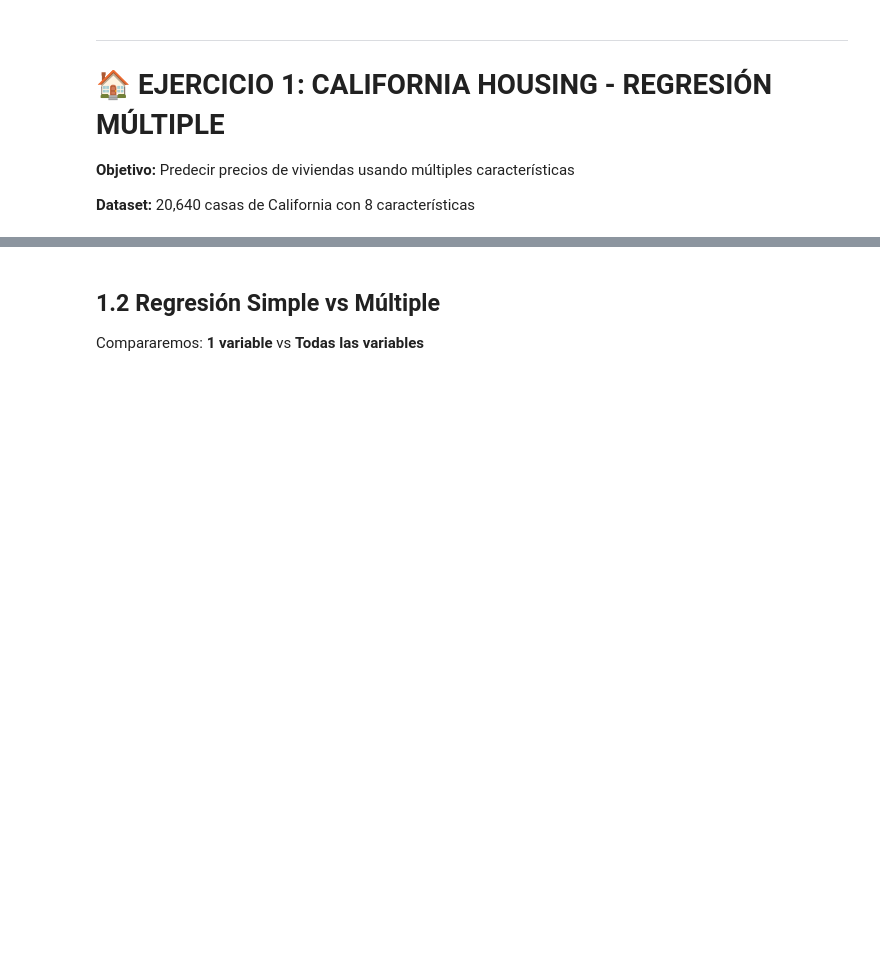
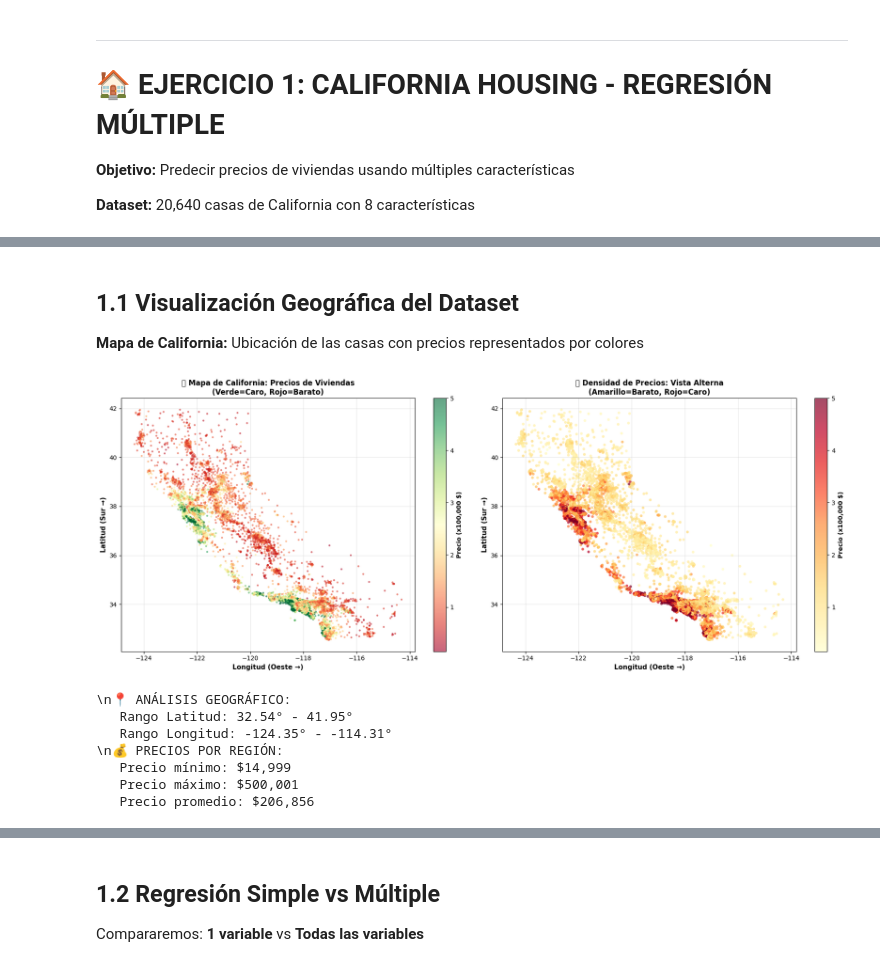
Before and after one commit to jafprofesor/IFCD093PO, a Jupyter notebook: 02RE_modelos_multiples_parametros.ipynb, the cells around one changed output, grey strips where cells are left out. Drawn from its saved outputs; the diff is of its cells as text; code cells hidden in the pictures; blank space fills up the shorter version.

```diff
--- a/02RE_modelos_multiples_parametros.ipynb
+++ b/02RE_modelos_multiples_parametros.ipynb
@@ -119,0 +158,61 @@ for feat, corr in corr_target.items():
+# %% [markdown]
+## 1.1 Visualización Geográfica del Dataset
+
+**Mapa de California:** Ubicación de las casas con precios representados por colores
+# %%
+# Visualización geográfica: Mapa de precios
+
+fig, axes = plt.subplots(1, 2, figsize=(18, 7))
+
+# MAPA CON PRECIOS (scatter plot geográfico)
+scatter = axes[0].scatter(df_california['Longitude'], df_california['Latitude'],
+                          c=df_california['MedHouseVal'], cmap='RdYlGn',
+                          s=10, alpha=0.6, edgecolors='none')
+axes[0].set_xlabel('Longitud (Oeste →)', fontweight='bold', fontsize=11)
+axes[0].set_ylabel('Latitud (Sur →)', fontweight='bold', fontsize=11)
+axes[0].set_title('🗺️ Mapa de California: Precios de Viviendas\n(Verde=Caro, Rojo=Barato)',
+                   fontweight='bold', fontsize=12)
+axes[0].grid(True, alpha=0.3)
+
+cbar1 = plt.colorbar(scatter, ax=axes[0])
+cbar1.set_label('Precio (x100,000 $)', fontweight='bold')
+
+# MAPA CON DENSIDAD (heatmap)
+# Crear grid para densidad
+from scipy.stats import gaussian_kde
+
+# Preparar datos
+x = df_california['Longitude'].values
+y = df_california['Latitude'].values
+z = df_california['MedHouseVal'].values
+
+# Crear heatmap
+scatter2 = axes[1].scatter(x, y, c=z, cmap='YlOrRd', s=20, alpha=0.7, edgecolors='none')
+axes[1].set_xlabel('Longitud (Oeste →)', fontweight='bold', fontsize=11)
+axes[1].set_ylabel('Latitud (Sur →)', fontweight='bold', fontsize=11)
+axes[1].set_title('🗺️ Densidad de Precios: Vista Alterna\n(Amarillo=Barato, Rojo=Caro)',
+                   fontweight='bold', fontsize=12)
+axes[1].grid(True, alpha=0.3)
+
+cbar2 = plt.colorbar(scatter2, ax=axes[1])
+cbar2.set_label('Precio (x100,000 $)', fontweight='bold')
+
+plt.tight_layout()
+plt.show()
+
+print('\\n📍 ANÁLISIS GEOGRÁFICO:')
+print(f'   Rango Latitud: {df_california["Latitude"].min():.2f}° - {df_california["Latitude"].max():.2f}°')
+print(f'   Rango Longitud: {df_california["Longitude"].min():.2f}° - {df_california["Longitude"].max():.2f}°')
+print(f'\\n💰 PRECIOS POR REGIÓN:')
+print(f'   Precio mínimo: ${df_california["MedHouseVal"].min()*100000:,.0f}')
+print(f'   Precio máximo: ${df_california["MedHouseVal"].max()*100000:,.0f}')
+print(f'   Precio promedio: ${df_california["MedHouseVal"].mean()*100000:,.0f}')
+# %% [output]
+[figure, added]
+\n📍 ANÁLISIS GEOGRÁFICO:
+   Rango Latitud: 32.54° - 41.95°
+   Rango Longitud: -124.35° - -114.31°
+\n💰 PRECIOS POR REGIÓN:
+   Precio mínimo: $14,999
+   Precio máximo: $500,001
+   Precio promedio: $206,856
```
Also changed, not shown: parts of 21 cells of this notebook.
